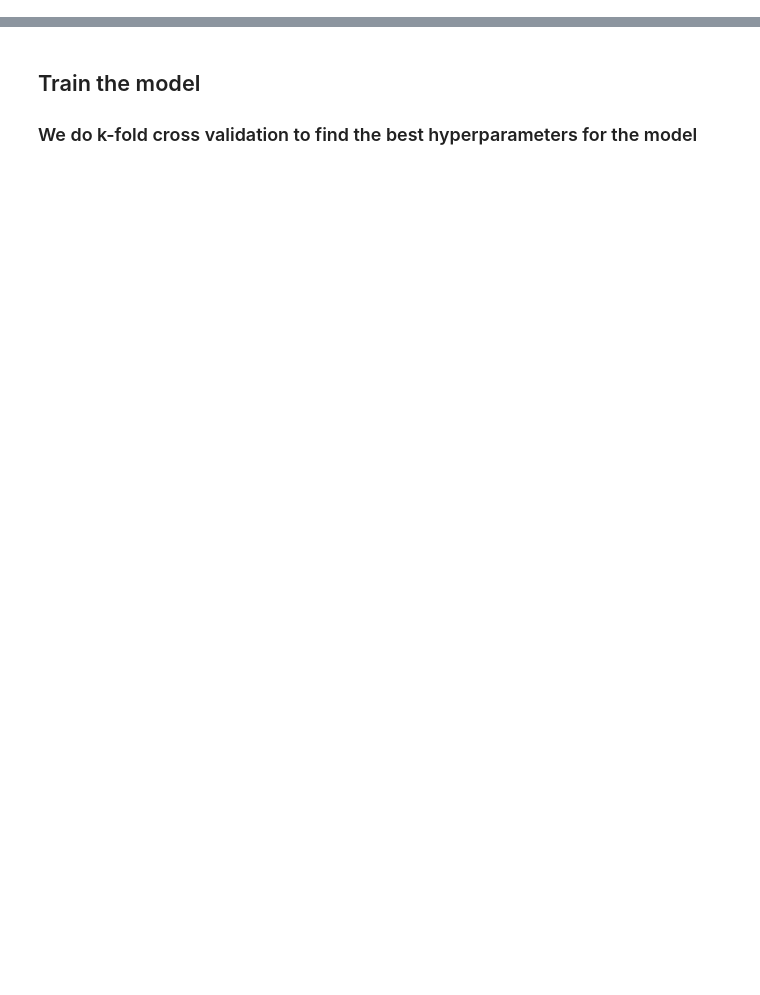
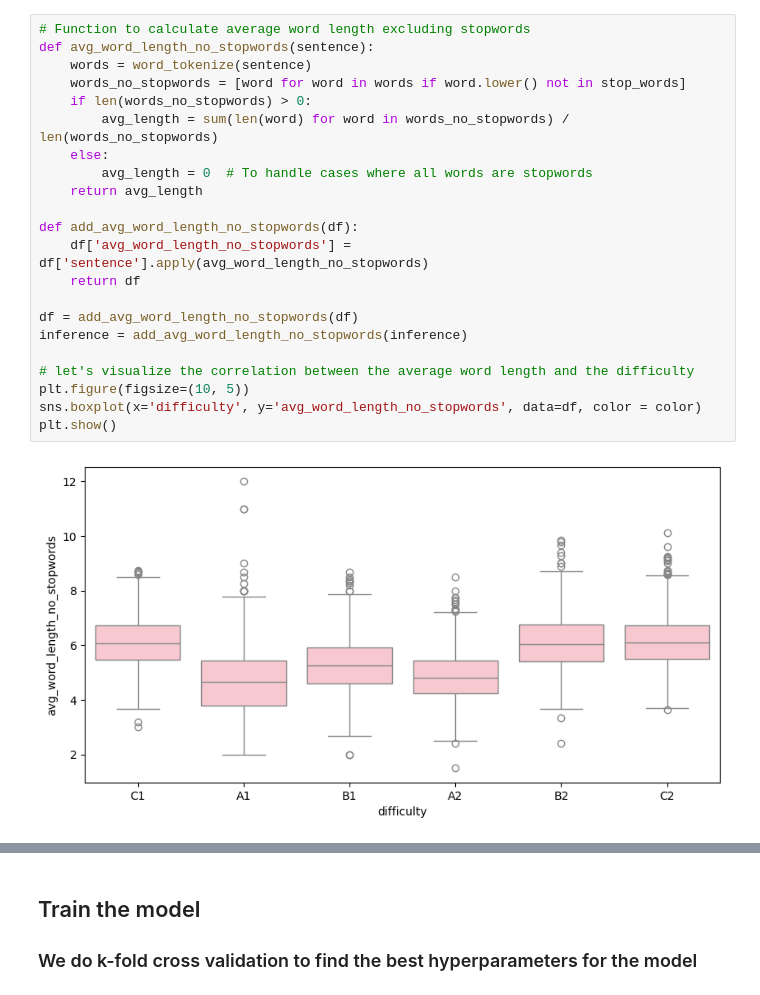
Before and after one commit to BeatriceVaienti/dsml_project, a Jupyter notebook: notebooks/preprocessing.ipynb, the cells around one changed output, grey strips where cells are left out. Cells and saved outputs as stored; diff of their text form; blank space fills up the shorter version.

```diff
--- a/notebooks/preprocessing.ipynb
+++ b/notebooks/preprocessing.ipynb
@@ -44,0 +86,24 @@ dtype: int64
+# %%
+# Function to calculate average word length excluding stopwords
+def avg_word_length_no_stopwords(sentence):
+    words = word_tokenize(sentence)
+    words_no_stopwords = [word for word in words if word.lower() not in stop_words]
+    if len(words_no_stopwords) > 0:
+        avg_length = sum(len(word) for word in words_no_stopwords) / len(words_no_stopwords)
+    else:
+        avg_length = 0  # To handle cases where all words are stopwords
+    return avg_length
+
+def add_avg_word_length_no_stopwords(df):
+    df['avg_word_length_no_stopwords'] = df['sentence'].apply(avg_word_length_no_stopwords)
+    return df
+
+df = add_avg_word_length_no_stopwords(df)
+inference = add_avg_word_length_no_stopwords(inference)
+
+# let's visualize the correlation between the average word length and the difficulty
+plt.figure(figsize=(10, 5))
+sns.boxplot(x='difficulty', y='avg_word_length_no_stopwords', data=df, color = color)
+plt.show()
+# %% [output]
+[figure, added]
```
Also changed, not shown: parts of 28 cells of this notebook, 1 other file.
